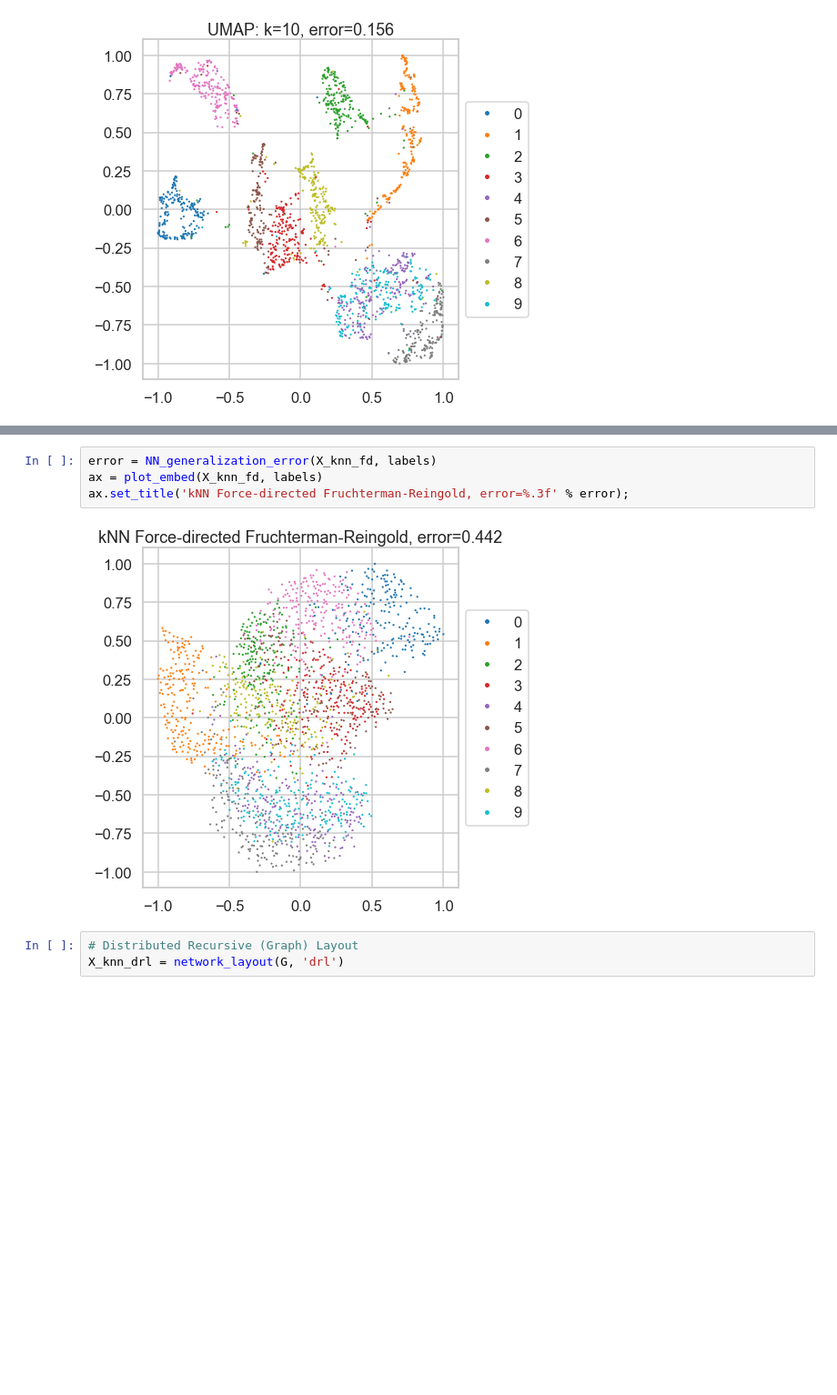
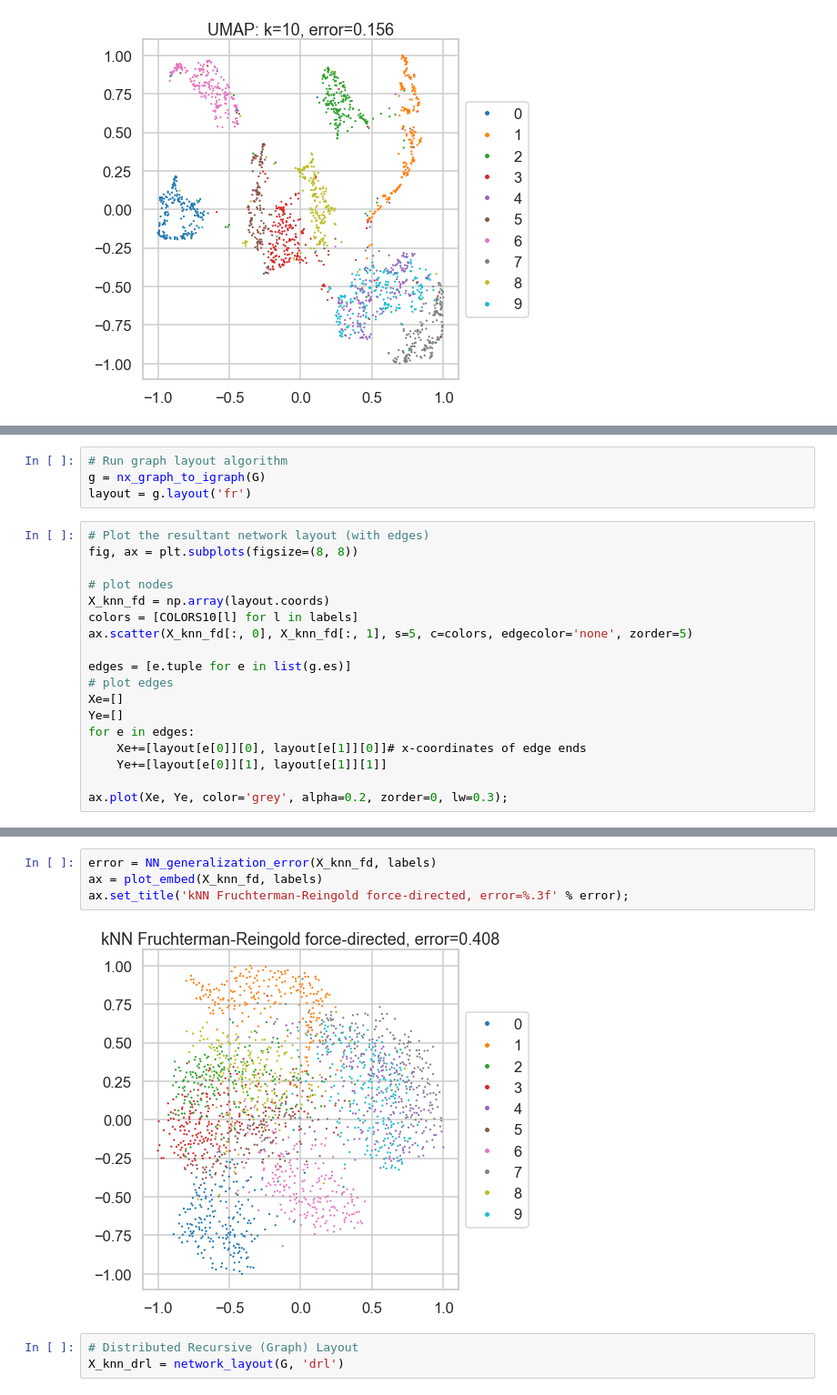
Before and after one commit to MaayanLab/Graph-DR, a Jupyter notebook: DR-summer-2019.ipynb, the cells around one changed output, grey strips where cells are left out. Shown at 91% size. Drawn from its saved outputs; the diff is of its cells as text; blank space fills up the shorter version.

```diff
--- a/DR-summer-2019.ipynb
+++ b/DR-summer-2019.ipynb
@@ -610,0 +612,22 @@ X_knn_fd = network_layout(G, 'fr')
+# %%
+# Run graph layout algorithm
+g = nx_graph_to_igraph(G)
+layout = g.layout('fr')
+# %%
+# Plot the resultant network layout (with edges)
+fig, ax = plt.subplots(figsize=(8, 8))
+
+# plot nodes
+X_knn_fd = np.array(layout.coords)
+colors = [COLORS10[l] for l in labels]
+ax.scatter(X_knn_fd[:, 0], X_knn_fd[:, 1], s=5, c=colors, edgecolor='none', zorder=5)
+
+edges = [e.tuple for e in list(g.es)]
+# plot edges
+Xe=[]
+Ye=[]
+for e in edges:
+    Xe+=[layout[e[0]][0], layout[e[1]][0]]# x-coordinates of edge ends
+    Ye+=[layout[e[0]][1], layout[e[1]][1]]
+
+ax.plot(Xe, Ye, color='grey', alpha=0.2, zorder=0, lw=0.3);
@@ -611,9 +636,9 @@ X_knn_fd = network_layout(G, 'fr')
 # %%
 error = NN_generalization_error(X_knn_fd, labels)
 ax = plot_embed(X_knn_fd, labels)
-ax.set_title('kNN Force-directed Fruchterman-Reingold, error=%.3f' % error);
+ax.set_title('kNN Fruchterman-Reingold force-directed, error=%.3f' % error);
 # %% [output]
-[figure, old version]
+[figure, new version]
 # %%
 # Distributed Recursive (Graph) Layout
 X_knn_drl = network_layout(G, 'drl')
```
Also changed, not shown: parts of 19 cells of this notebook, 4 other files.
